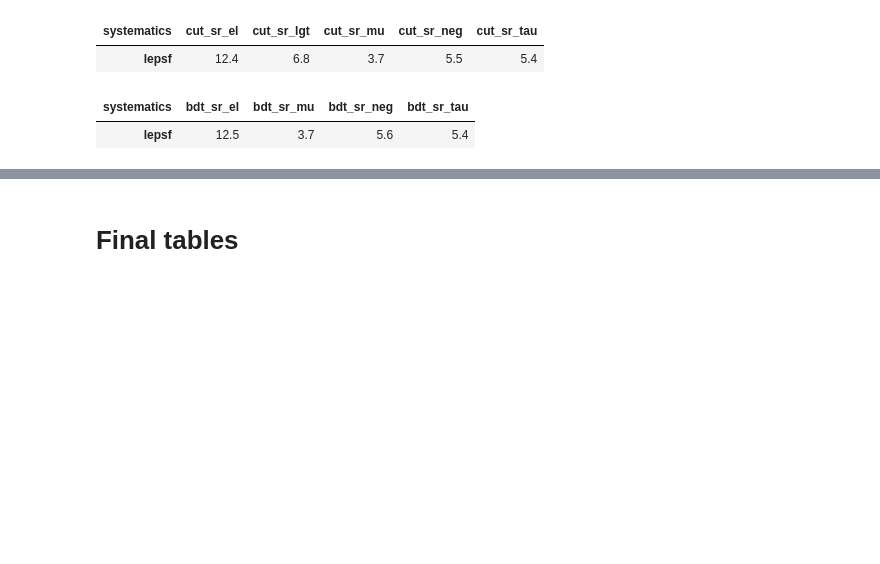
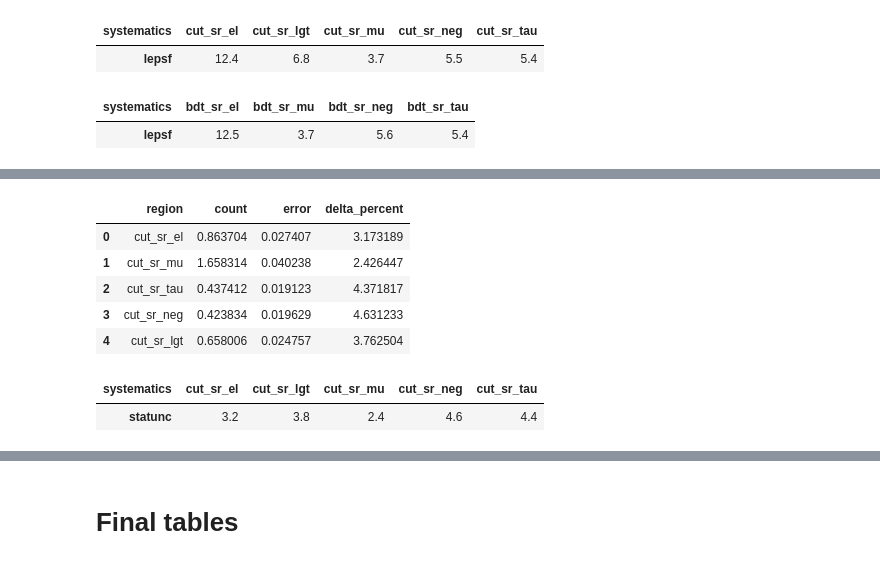
Before and after one commit to cmstas/VBSHWWBabyLooper, a Jupyter notebook: notebooks/mc_systematics.ipynb, the cells around one changed output, grey strips where cells are left out. Cells and saved outputs as stored; diff of their text form; code cells hidden in the pictures; blank space fills up the shorter version.

```diff
--- a/notebooks/mc_systematics.ipynb
+++ b/notebooks/mc_systematics.ipynb
@@ -336,0 +442,13 @@ bdt_based_table = append_systs(bdt_based_table, systs)
+# %%
+stats = make_stat_table(run2_df, "is_cut_sr_", nominal_wgt="evt_wgt_nominal", debug=True)
+display(stats)
+cut_based_table = append_systs(cut_based_table, stats)
+# %% [output]
+|  | region | count | error | delta_percent |
+| 0 | cut_sr_el | 0.863704 | 0.027407 | 3.173189 |
+| 1 | cut_sr_mu | 1.658314 | 0.040238 | 2.426447 |
+| 2 | cut_sr_tau | 0.437412 | 0.019123 | 4.371817 |
+| 3 | cut_sr_neg | 0.423834 | 0.019629 | 4.631233 |
+| 4 | cut_sr_lgt | 0.658006 | 0.024757 | 3.762504 |
+| systematics | cut_sr_el | cut_sr_lgt | cut_sr_mu | cut_sr_neg | cut_sr_tau |
+| statunc | 3.2 | 3.8 | 2.4 | 4.6 | 4.4 |
```
Also changed, not shown: parts of 11 cells of this notebook.
